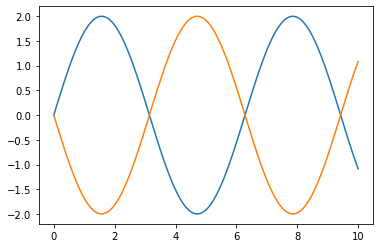
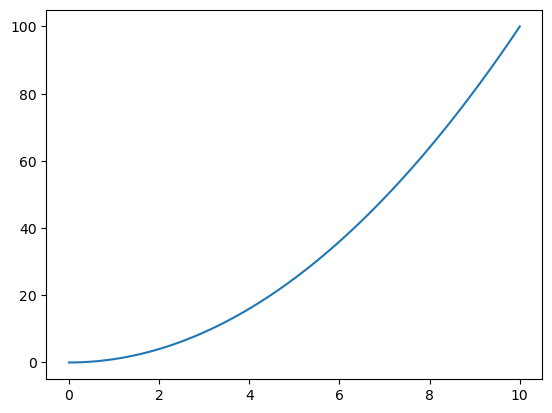
The notebook cell's code change between the first figure and the second:
--- before
+++ after
@@ -1,2 +1,2 @@
-plt.plot(t,Ey[0])
-plt.plot(t,Bx[0])
+plt.plot(a6, a6**2)
+plt.show()

Commit: x